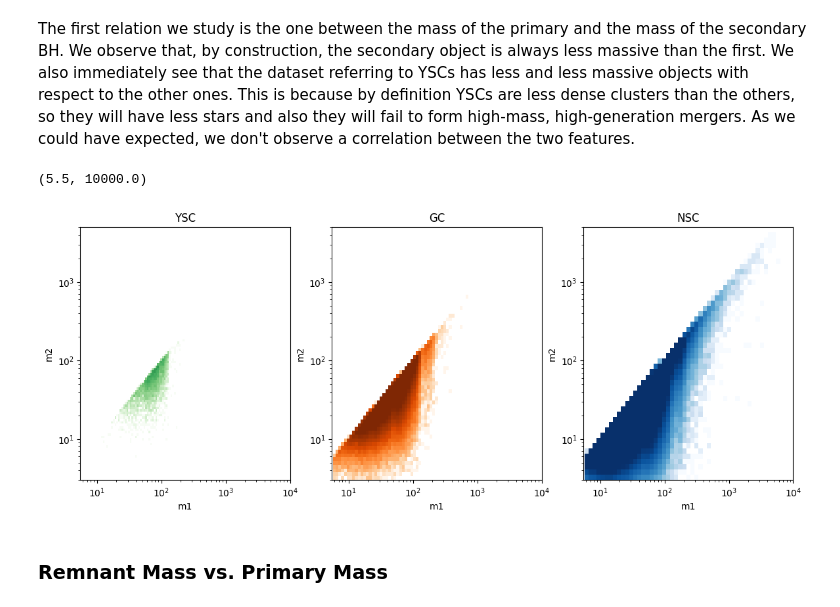
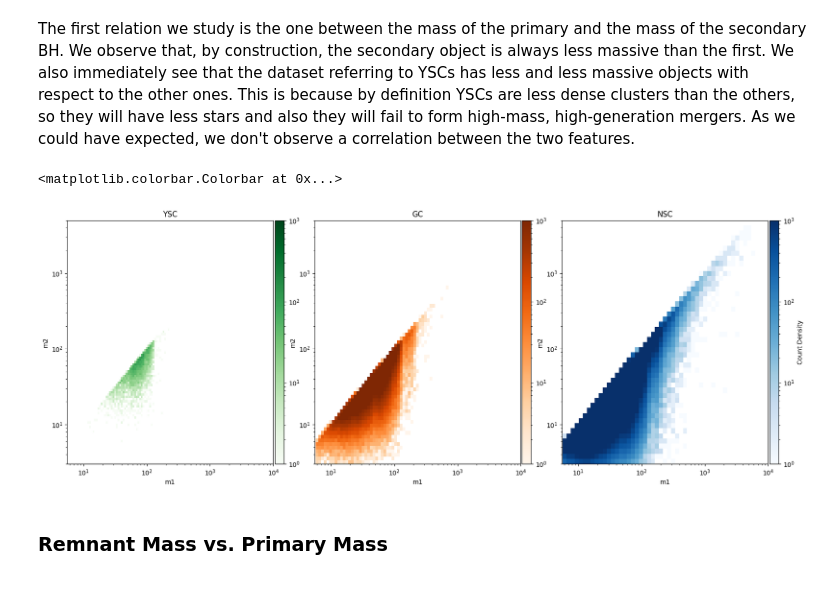
Before and after one commit to BelliLuigi/Hierarchical-mergers-of-black-holes, a Jupyter notebook: pr-marghe.ipynb, the cells around one changed output. Saved outputs shown, nothing was run; the diff lists cells and outputs as text; code cells hidden in the pictures.

Commit message:
Added new useless plots. Divided in gen

```diff
--- a/pr-marghe.ipynb
+++ b/pr-marghe.ipynb
@@ -92,24 +92,32 @@ We observe that, by construction, the secondary object is always less massive th
 We also immediately see that the dataset referring to YSCs has less and less massive objects with respect to the other ones. This is because by definition YSCs are less dense clusters than the others, so they will have less stars and also they will fail to form high-mass, high-generation mergers.
 As we could have expected, we don't observe a correlation between the two features.
 # %%
-fig,ax=plt.subplots(1,3,figsize=(14,5))
+fig,ax=plt.subplots(1,3,figsize=(20,7))
 #fig.title("M1 vs. M2", fontsize=16)
 plt.sca(ax[0])
 
 hist_ysc=hist2dgraph(data_ysc.M1,data_ysc.M2,50,50,'YSC','m1','m2',1,1e3,scale_x='log',scale_y='log',cmap='Greens')
 plt.ylim(3e0,5e3)
 plt.xlim(5.5e0,1e4)
+cbar_ax = fig.add_axes([0.355, 0.11, 0.01, 0.77])  # Adjust position [left, bottom, width, height]
+fig.colorbar(hist_ysc[3], cax=cbar_ax, ax=ax[0])
+
 plt.sca(ax[1])
 hist_gc=hist2dgraph(data_gc.M1,data_gc.M2,50,50,'GC','m1','m2',1,1e3,scale_x='log',scale_y='log',cmap='Oranges')
 plt.ylim(3e0,5e3)
 plt.xlim(5.5e0,1e4)
+cbar_ax = fig.add_axes([0.628, 0.11, 0.01, 0.77])  # Adjust position [left, bottom, width, height]
+fig.colorbar(hist_gc[3], cax=cbar_ax, ax=ax[1])
+
 plt.sca(ax[2])
 hist_nsc=hist2dgraph(data_nsc.M1,data_nsc.M2,50,50,'NSC','m1','m2',1,1e3,scale_x='log',scale_y='log')
 plt.ylim(3e0,5e3)
 plt.xlim(5.5e0,1e4)
+cbar_ax = fig.add_axes([0.902, 0.11, 0.01, 0.77])  # Adjust position [left, bottom, width, height]
+fig.colorbar(hist_nsc[3], cax=cbar_ax,ax=ax[2], label="Count Density")
 # %% [output]
-(5.5, 10000.0)
+<matplotlib.colorbar.Colorbar at 0x...>
-[figure, old version]
+[figure, new version]
 # %% [markdown]
 ### Remnant Mass vs. Primary Mass
 # %% [markdown]
```
Also changed, not shown: parts of 8 cells of this notebook.
